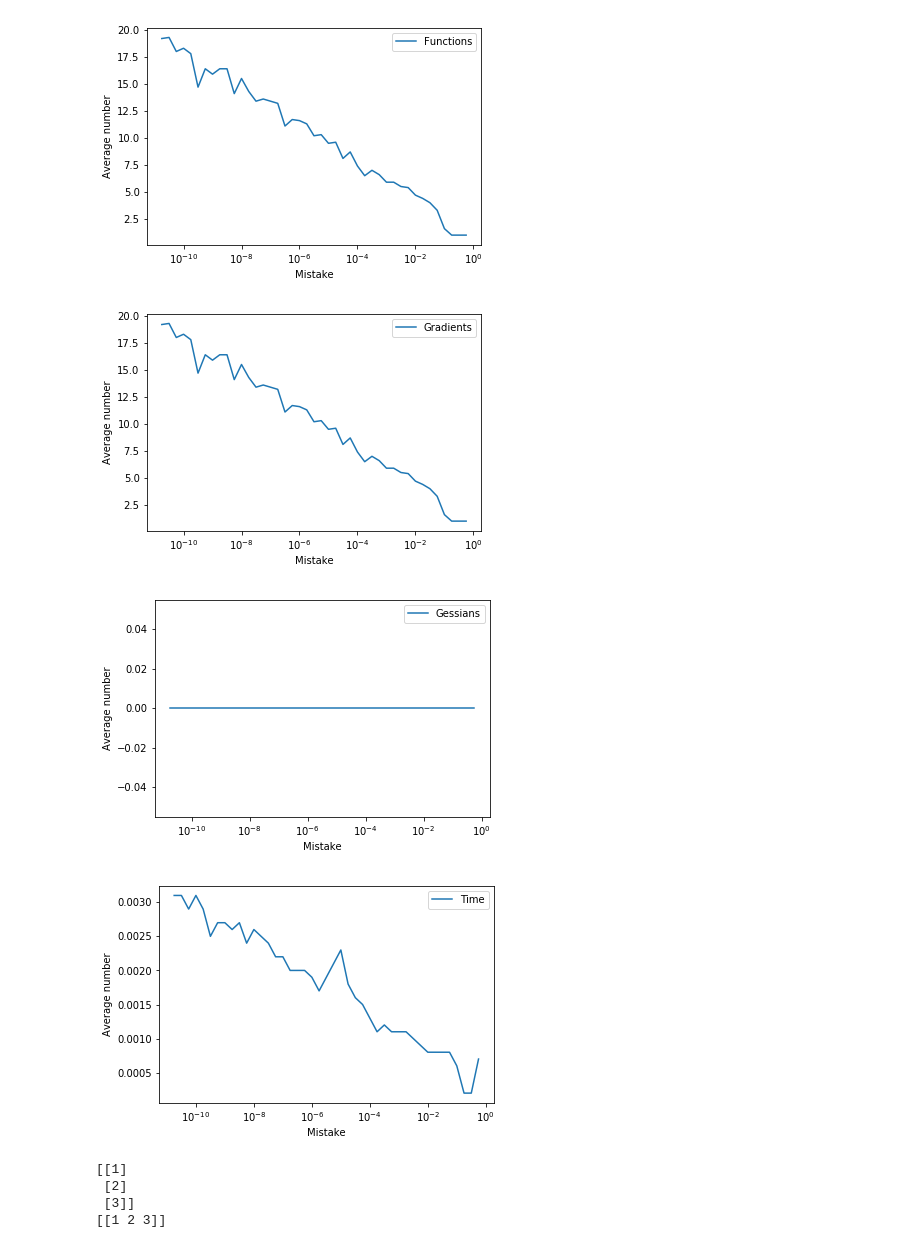
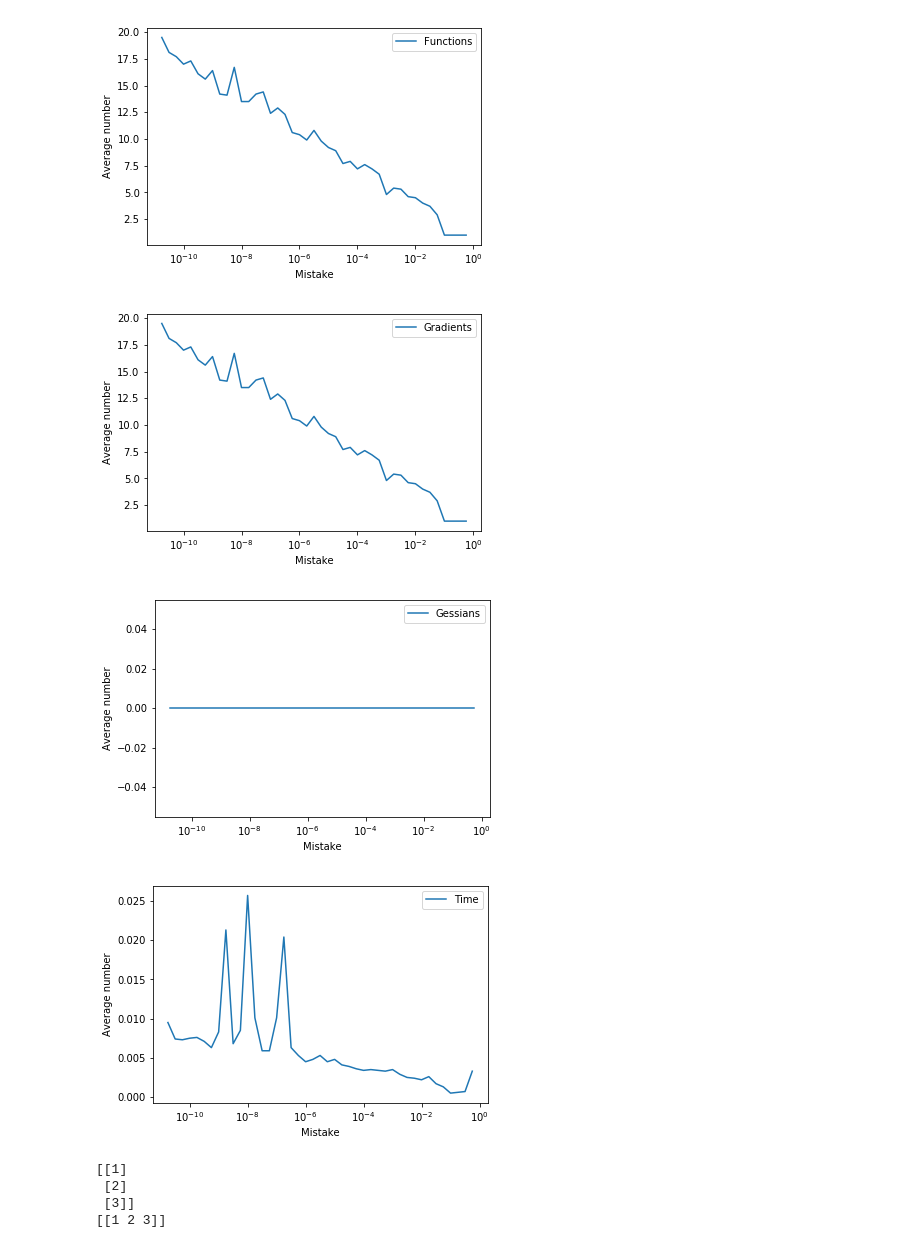
Before and after one commit to LordProtoss/MethodsOptimisation, a Jupyter notebook: QuasiNewton.ipynb, the cells around one changed output. Cells and saved outputs as stored; diff of their text form; code cells hidden in the pictures.

```diff
--- a/QuasiNewton.ipynb
+++ b/QuasiNewton.ipynb
@@ -232,7 +232,7 @@ def RandomTest():
 
 Test()
 RandomTest()
-n = 10
+n = 100
 m = 10
 IterationsMistake(n, m, 10**(-1 * np.arange(1, 44) / 4.0))
 # %% [output]
@@ -255,7 +255,7 @@ Value:  1.1630350226254396
-[figure, old version]
+[figure, new version]
-[figure, old version]
+[figure, new version]
 [figure]
-[figure, old version]
+[figure, new version]
 # %%
 dgrad = np.array([1, 2, 3])
 dgrad = dgrad.reshape(dgrad.size, 1)
```
Also changed, not shown: parts of 1 cell of this notebook, 4 other files.
